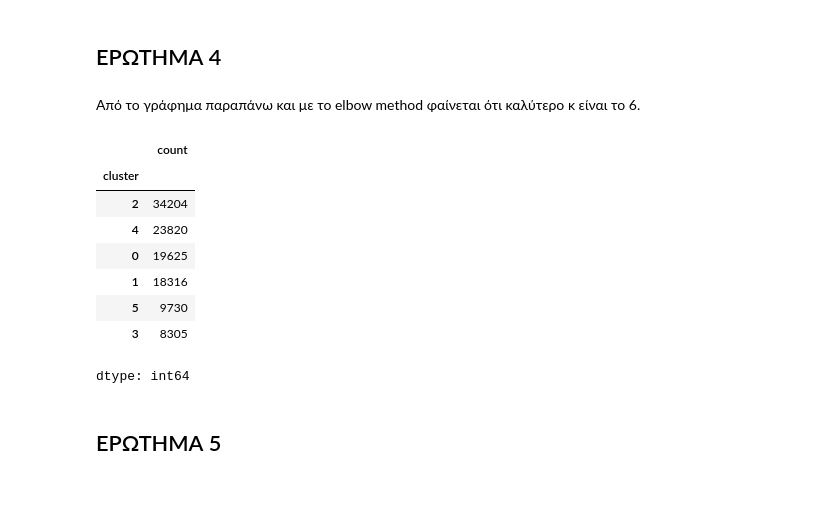
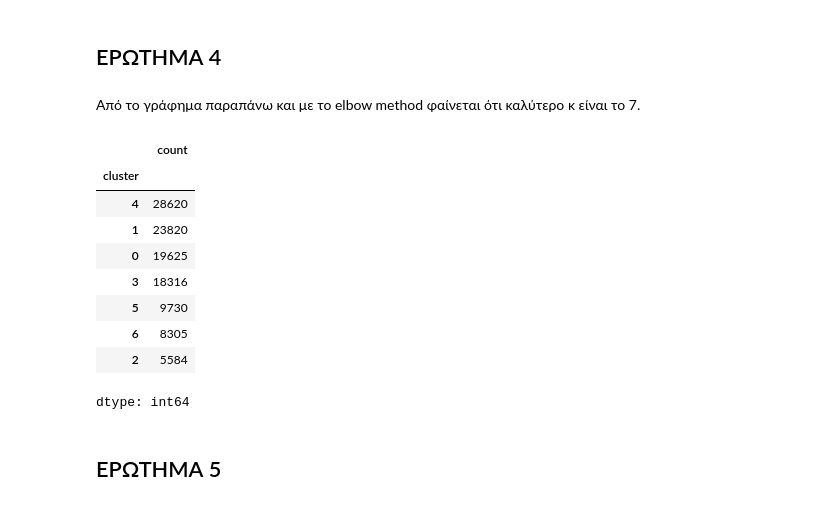
Before and after one commit to EvM82/Machine-Learning-25, a Jupyter notebook: excercise10_ML.ipynb, the cells around one changed output. Saved outputs shown, nothing was run; the diff lists cells and outputs as text; code cells hidden in the pictures.

```diff
--- a/excercise10_ML.ipynb
+++ b/excercise10_ML.ipynb
@@ -60,25 +60,26 @@ plt.show()
 # %% [markdown]
 ## ΕΡΩΤΗΜΑ 4
 # %% [markdown]
-Από το γράφημα παραπάνω και με το elbow method φαίνεται ότι καλύτερο κ είναι το 6.
+Από το γράφημα παραπάνω και με το elbow method φαίνεται ότι καλύτερο κ είναι το 7.
 # %%
-best_k = 6
+best_k = 7
 
 km = KMeans(n_clusters=best_k, random_state=42)
 km.fit(df)
 
 labels = km.labels_
 df["cluster"] = labels
 df["cluster"].value_counts()
 # %% [output]
 |  | count |
 | cluster |  |
-| 2 | 34204 |
-| 4 | 23820 |
+| 4 | 28620 |
+| 1 | 23820 |
 | 0 | 19625 |
-| 1 | 18316 |
+| 3 | 18316 |
 | 5 | 9730 |
-| 3 | 8305 |
+| 6 | 8305 |
+| 2 | 5584 |
 dtype: int64
 # %% [markdown]
 ## ΕΡΩΤΗΜΑ 5
```
Also changed, not shown: parts of 2 cells of this notebook.
